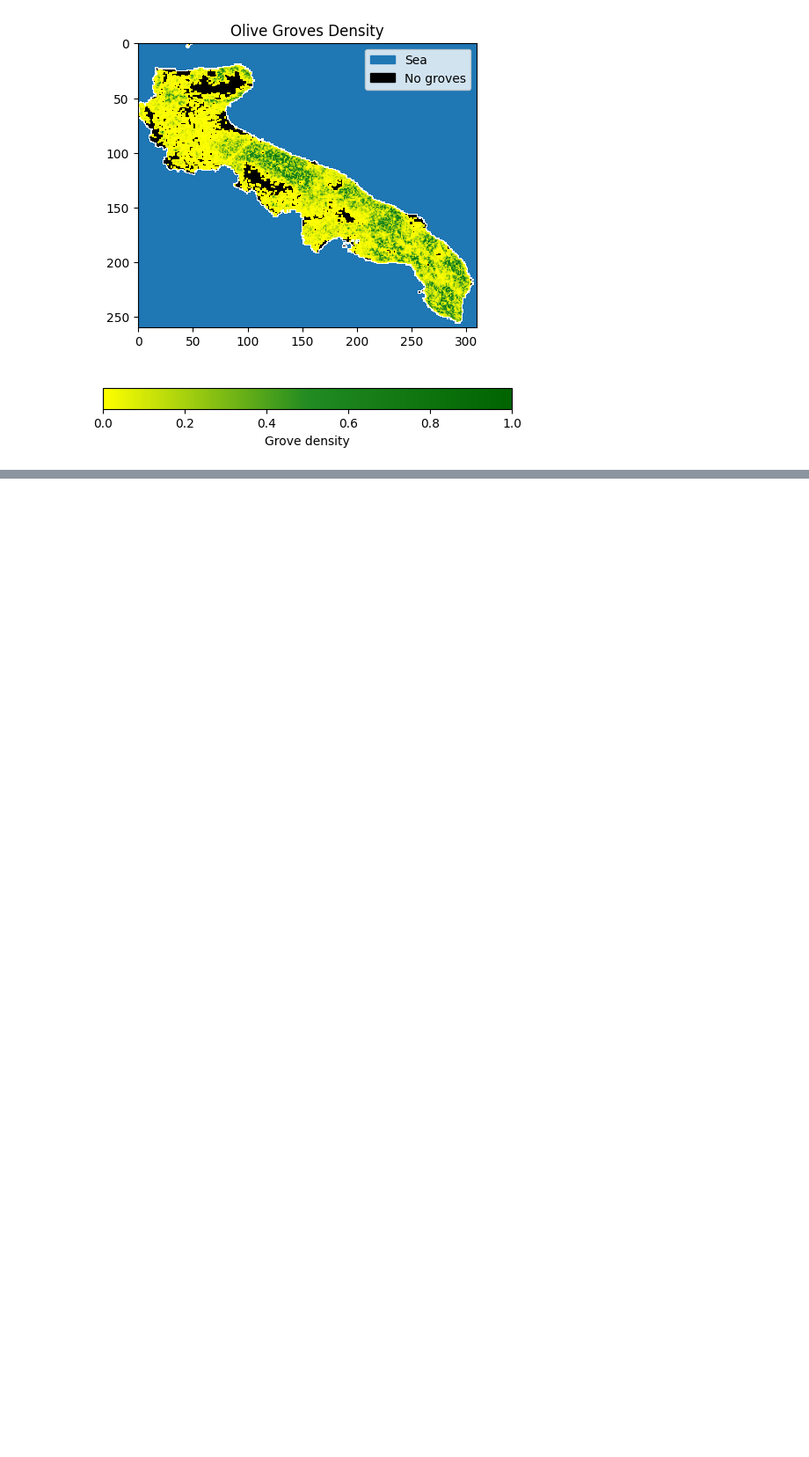
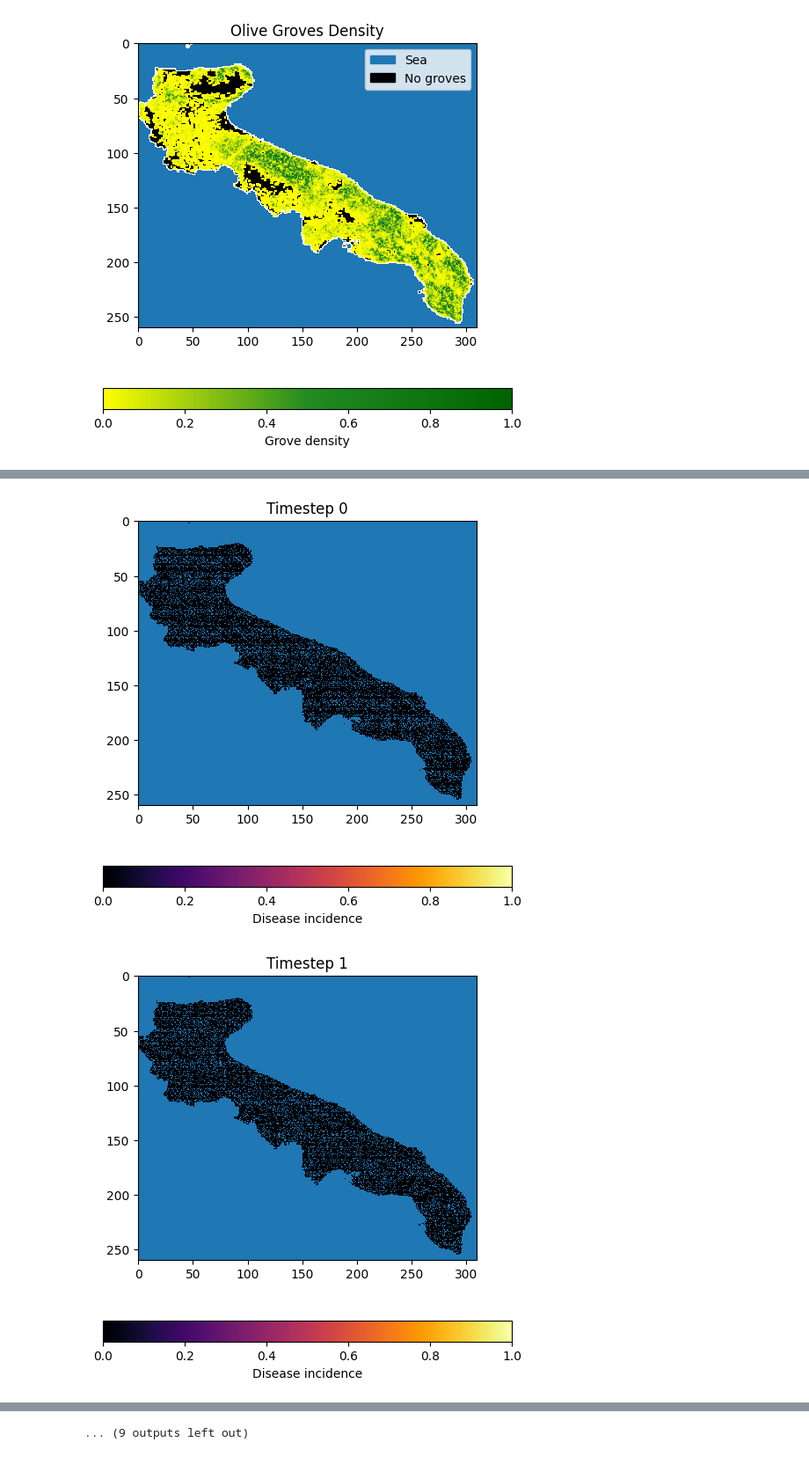
Before and after one commit to LeonMengoni/Xylella-Fastidiosa, a Jupyter notebook: Xylella_simulation.ipynb, the cells around one changed output, grey strips where cells are left out. Shown at 88% size. Drawn from its saved outputs; the diff is of its cells as text; code cells hidden in the pictures; blank space fills up the shorter version.

```diff
--- a/Xylella_simulation.ipynb
+++ b/Xylella_simulation.ipynb
@@ -69,8 +71,11 @@ parameters = {'common': [A, B, a, tol],
 # %%
 # RUN SIMULATION AND PLOT OUTCOME
 
-timesteps = 5
+timesteps = 20
 dispersal_type = "short_long"
 
 GRID.simulate(timesteps, parameters, dispersal_type=dispersal_type)
 GRID.plot_incidence(figsize=(6,6))
+# %% [output]
+[figure, added]
+[figure, added]
@@ -77,3 +92,4 @@ GRID.plot_incidence(figsize=(6,6))
+... (9 outputs left out)
 # %%
 # EVALUATE RISK
 
```
Also changed, not shown: parts of 3 cells of this notebook, 1 other file.
